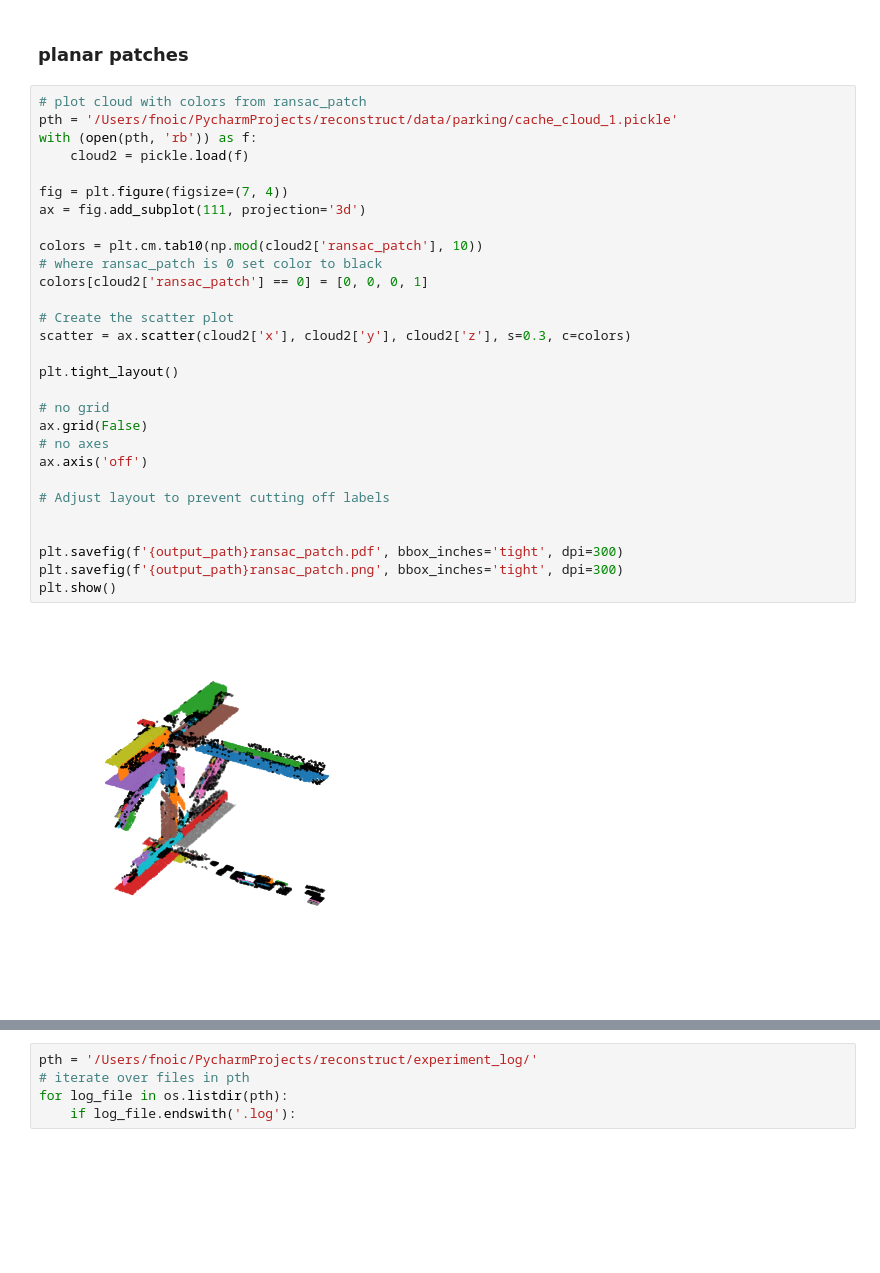
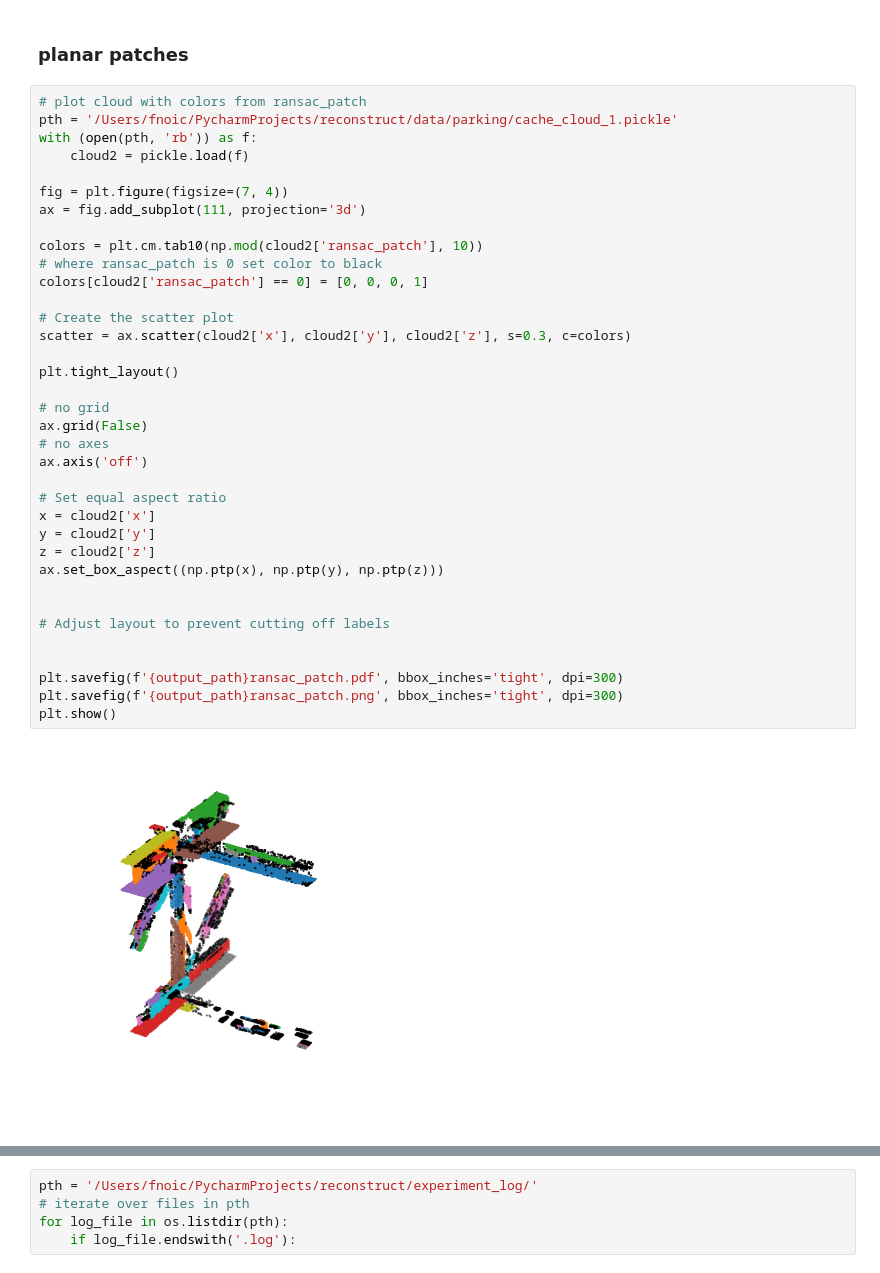
Before and after one commit to fnoi/reconstruct, a Jupyter notebook: evaluation_notebooks/cloud_analysis.ipynb, the cells around one changed output, grey strips where cells are left out. Saved outputs shown, nothing was run; the diff lists cells and outputs as text; blank space fills up the shorter version.

```diff
--- a/evaluation_notebooks/cloud_analysis.ipynb
+++ b/evaluation_notebooks/cloud_analysis.ipynb
@@ -195,34 +212,41 @@ Median value of deviation:  0.8511496123602125
 # %%
 # plot cloud with colors from ransac_patch
 pth = '/Users/fnoic/PycharmProjects/reconstruct/data/parking/cache_cloud_1.pickle'
 with (open(pth, 'rb')) as f:
     cloud2 = pickle.load(f)
 
 fig = plt.figure(figsize=(7, 4))
 ax = fig.add_subplot(111, projection='3d')
 
 colors = plt.cm.tab10(np.mod(cloud2['ransac_patch'], 10))
 # where ransac_patch is 0 set color to black
 colors[cloud2['ransac_patch'] == 0] = [0, 0, 0, 1]
 
 # Create the scatter plot
 scatter = ax.scatter(cloud2['x'], cloud2['y'], cloud2['z'], s=0.3, c=colors)
 
 plt.tight_layout()
 
 # no grid
 ax.grid(False)
 # no axes
 ax.axis('off')
 
+# Set equal aspect ratio
+x = cloud2['x']
+y = cloud2['y']
+z = cloud2['z']
+ax.set_box_aspect((np.ptp(x), np.ptp(y), np.ptp(z)))
+
+
 # Adjust layout to prevent cutting off labels
 
 
 plt.savefig(f'{output_path}ransac_patch.pdf', bbox_inches='tight', dpi=300)
 plt.savefig(f'{output_path}ransac_patch.png', bbox_inches='tight', dpi=300)
 plt.show()
 # %% [output]
-[figure, old version]
+[figure, new version]
 # %%
 # plot cloud with instance prediction as colors
 pth = '/Users/fnoic/PycharmProjects/reconstruct/data/parking/cache_cloud_3.pickle'
```
Also changed, not shown: parts of 8 cells of this notebook, 6 other files.
